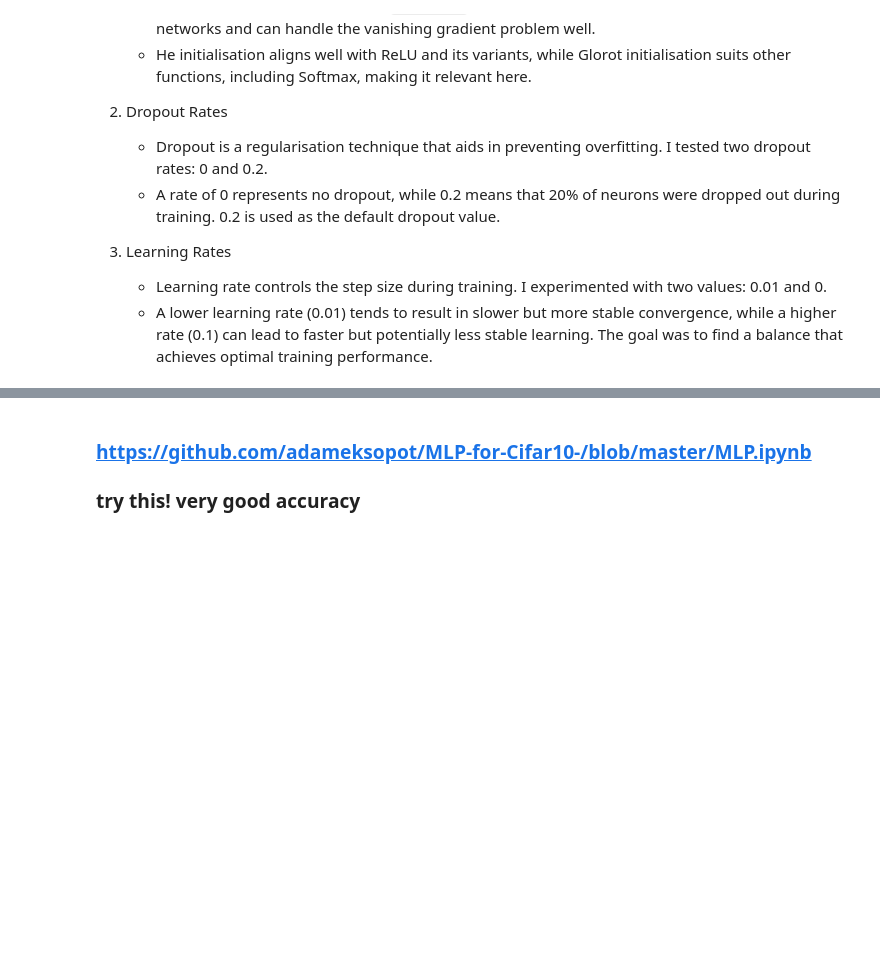
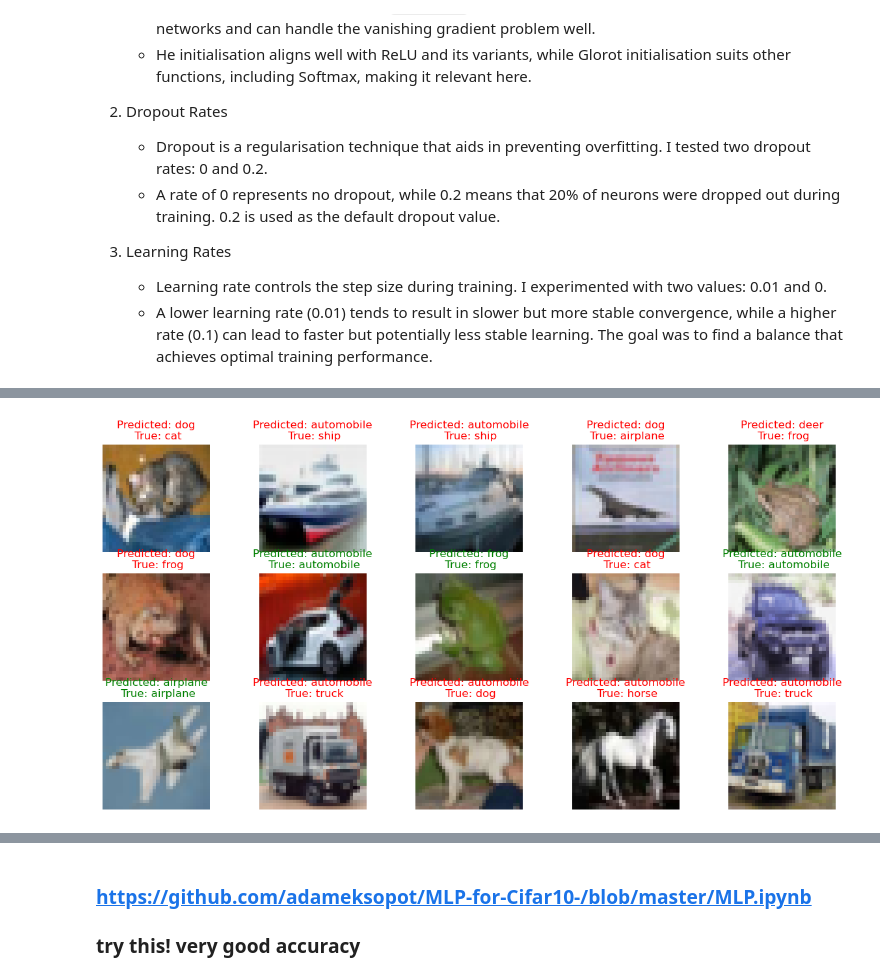
Before and after one commit to kaylee01/Assignment-1, a Jupyter notebook: Assignment-1/Molin_Kaylee-proj1.ipynb, the cells around one changed output, grey strips where cells are left out. Drawn from its saved outputs; the diff is of its cells as text; code cells hidden in the pictures; blank space fills up the shorter version.

```diff
--- a/Assignment-1/Molin_Kaylee-proj1.ipynb
+++ b/Assignment-1/Molin_Kaylee-proj1.ipynb
@@ -455,0 +399,5 @@ predict_sample_images(X_test, y_test, mlp_y_pred, 3, 5, class_names)
+# %%
+# MLP predict sample images
+predict_sample_images(X_test, y_test, mlp_pred_test, 3, 5, class_names)
+# %% [output]
+[figure, added]
```
Also changed, not shown: parts of 17 cells of this notebook, 3 other files.
